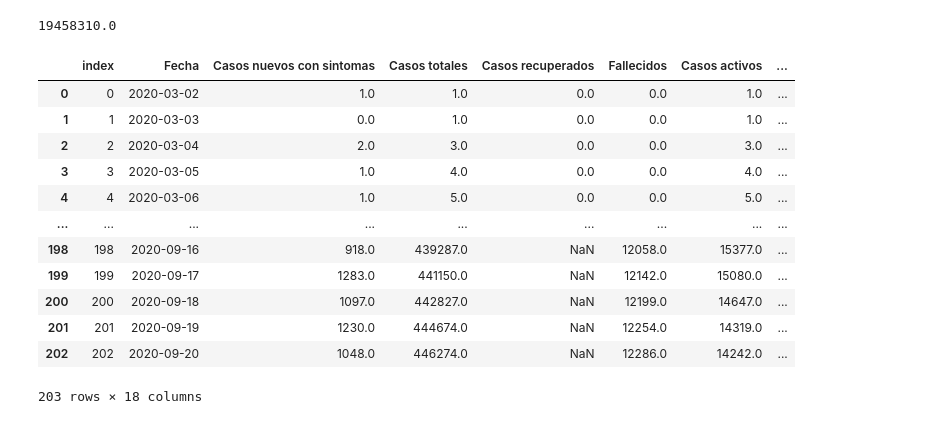
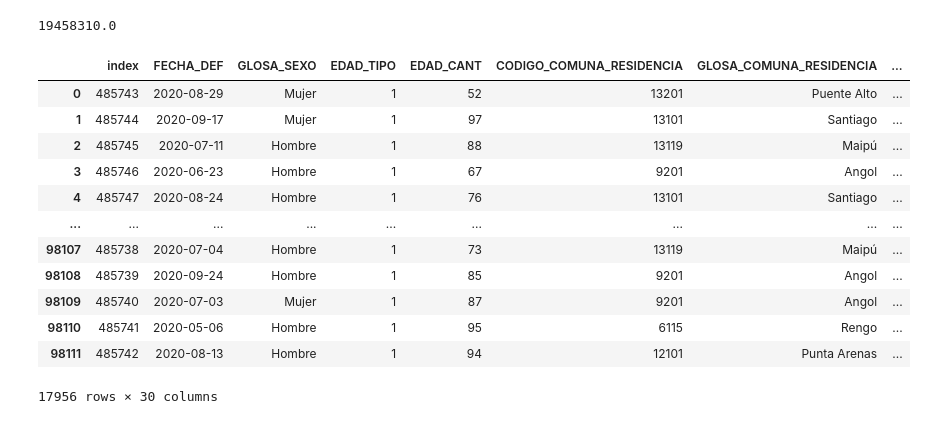
Before and after one commit to panchohumeres/dynamo-covid, a Jupyter notebook: ETL/consolidado_nacional.ipynb, the cells around one changed output. Drawn from its saved outputs; the diff is of its cells as text; code cells hidden in the pictures.

```diff
--- a/ETL/consolidado_nacional.ipynb
+++ b/ETL/consolidado_nacional.ipynb
@@ -15,6 +15,7 @@ from datetime import datetime as dt
 from sqlalchemy import inspect
 import sys
 import sqlalchemy.ext.declarative as sqld
+pd.set_option('display.float_format', lambda x: '%.3f' % x)
 # %%
 sys.path.append('..')
 # %%
@@ -42,4 +43,20 @@ popTOT=pop.sum()
 popTOT
 # %% [output]
 19458310.0
+# %%
+DEIS
+# %% [output]
+|  | index | FECHA_DEF | GLOSA_SEXO | EDAD_TIPO | EDAD_CANT | CODIGO_COMUNA_RESIDENCIA | GLOSA_COMUNA_RESIDENCIA | ... |
+| 0 | 485743 | 2020-08-29 | Mujer | 1 | 52 | 13201 | Puente Alto | ... |
+| 1 | 485744 | 2020-09-17 | Mujer | 1 | 97 | 13101 | Santiago | ... |
+| 2 | 485745 | 2020-07-11 | Hombre | 1 | 88 | 13119 | Maipú | ... |
+| 3 | 485746 | 2020-06-23 | Hombre | 1 | 67 | 9201 | Angol | ... |
+| 4 | 485747 | 2020-08-24 | Hombre | 1 | 76 | 13101 | Santiago | ... |
+| ... | ... | ... | ... | ... | ... | ... | ... | ... |
+| 98107 | 485738 | 2020-07-04 | Hombre | 1 | 73 | 13119 | Maipú | ... |
+| 98108 | 485739 | 2020-09-24 | Hombre | 1 | 85 | 9201 | Angol | ... |
+| 98109 | 485740 | 2020-07-03 | Mujer | 1 | 87 | 9201 | Angol | ... |
+| 98110 | 485741 | 2020-05-06 | Hombre | 1 | 95 | 6115 | Rengo | ... |
+| 98111 | 485742 | 2020-08-13 | Hombre | 1 | 94 | 12101 | Punta Arenas | ... |
+17956 rows × 30 columns
 # %%
@@ -77,16 +203,0 @@ minsal=pd.read_sql_table(n, con=cnx,schema=s)
-# %%
-minsal
-# %% [output]
-|  | index | Fecha | Casos nuevos con sintomas | Casos totales | Casos recuperados | Fallecidos | Casos activos | ... |
-| 0 | 0 | 2020-03-02 | 1.0 | 1.0 | 0.0 | 0.0 | 1.0 | ... |
-| 1 | 1 | 2020-03-03 | 0.0 | 1.0 | 0.0 | 0.0 | 1.0 | ... |
-| 2 | 2 | 2020-03-04 | 2.0 | 3.0 | 0.0 | 0.0 | 3.0 | ... |
-| 3 | 3 | 2020-03-05 | 1.0 | 4.0 | 0.0 | 0.0 | 4.0 | ... |
-| 4 | 4 | 2020-03-06 | 1.0 | 5.0 | 0.0 | 0.0 | 5.0 | ... |
-| ... | ... | ... | ... | ... | ... | ... | ... | ... |
-| 198 | 198 | 2020-09-16 | 918.0 | 439287.0 | NaN | 12058.0 | 15377.0 | ... |
-| 199 | 199 | 2020-09-17 | 1283.0 | 441150.0 | NaN | 12142.0 | 15080.0 | ... |
-| 200 | 200 | 2020-09-18 | 1097.0 | 442827.0 | NaN | 12199.0 | 14647.0 | ... |
-| 201 | 201 | 2020-09-19 | 1230.0 | 444674.0 | NaN | 12254.0 | 14319.0 | ... |
-| 202 | 202 | 2020-09-20 | 1048.0 | 446274.0 | NaN | 12286.0 | 14242.0 | ... |
-203 rows × 18 columns
```
Also changed, not shown: parts of 11 cells of this notebook, 8 other files.
